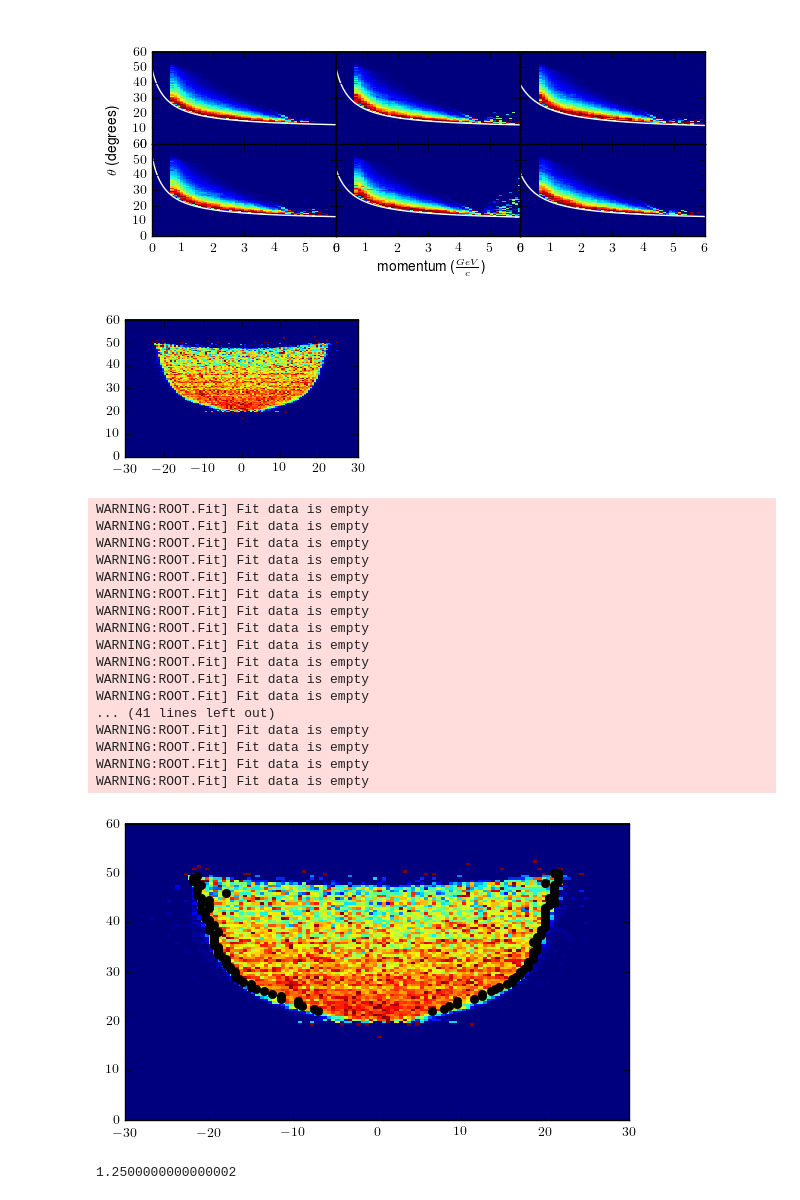
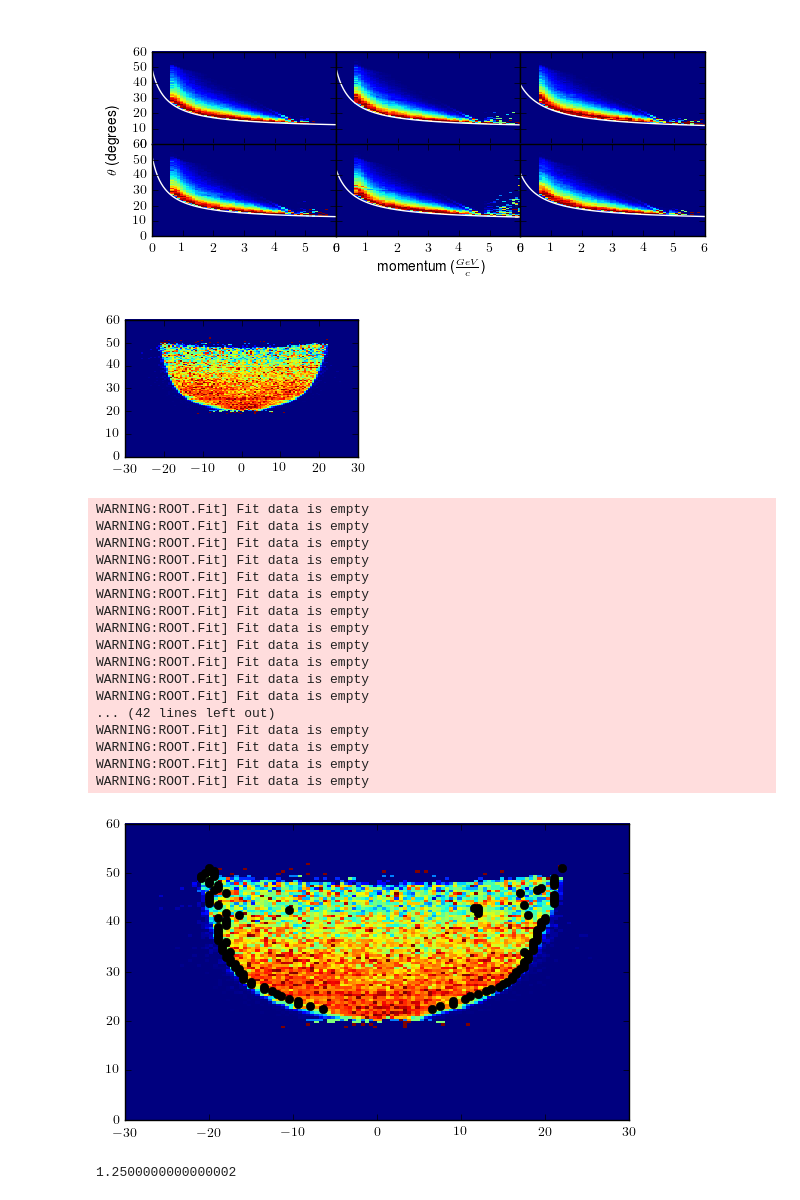
Before and after one commit to evan-phelps/phys-ana-omega, a Jupyter notebook: worksheets/efid_fitting.ipynb, the cells around one changed output. Cells and saved outputs as stored; diff of their text form; code cells hidden in the pictures.

```diff
--- a/worksheets/efid_fitting.ipynb
+++ b/worksheets/efid_fitting.ipynb
@@ -192,13 +192,13 @@ efid_t0 5,9.574,29.887,0.591
 efid_t0 6,9.795,31.500,0.669
 [figure]
 # %%
-h3 = h3s_angp[0]
+h3 = h3s_angp[3]
 h3.zaxis.set_range(13,13)
 h2 = asrootpy(h3.project3_d('xy'))
 draw(norm_y_slices(h2))
 plt.show()
 # %% [output]
-[figure, old version]
+[figure, new version]
 # %%
 #%run util_draw.py
 window = 4
@@ -218,7 +218,7 @@ WARNING:ROOT.Fit] Fit data is empty
 WARNING:ROOT.Fit] Fit data is empty
 WARNING:ROOT.Fit] Fit data is empty
 WARNING:ROOT.Fit] Fit data is empty
-... (41 lines left out)
+... (42 lines left out)
 WARNING:ROOT.Fit] Fit data is empty
 WARNING:ROOT.Fit] Fit data is empty
 WARNING:ROOT.Fit] Fit data is empty
@@ -231,7 +231,7 @@ plt.plot(X0, Y0, 'ko')
 plt.plot(X1, Y1, 'ko')
 plt.show()
 # %% [output]
-[figure, old version]
+[figure, new version]
 # %%
 # for (pt0, pt1) in zip(list(reversed(edge_loX))[:-1], list(reversed(edge_loX))[1:]):
 # %%
```
Also changed, not shown: parts of 3 cells of this notebook, 2 other files.
